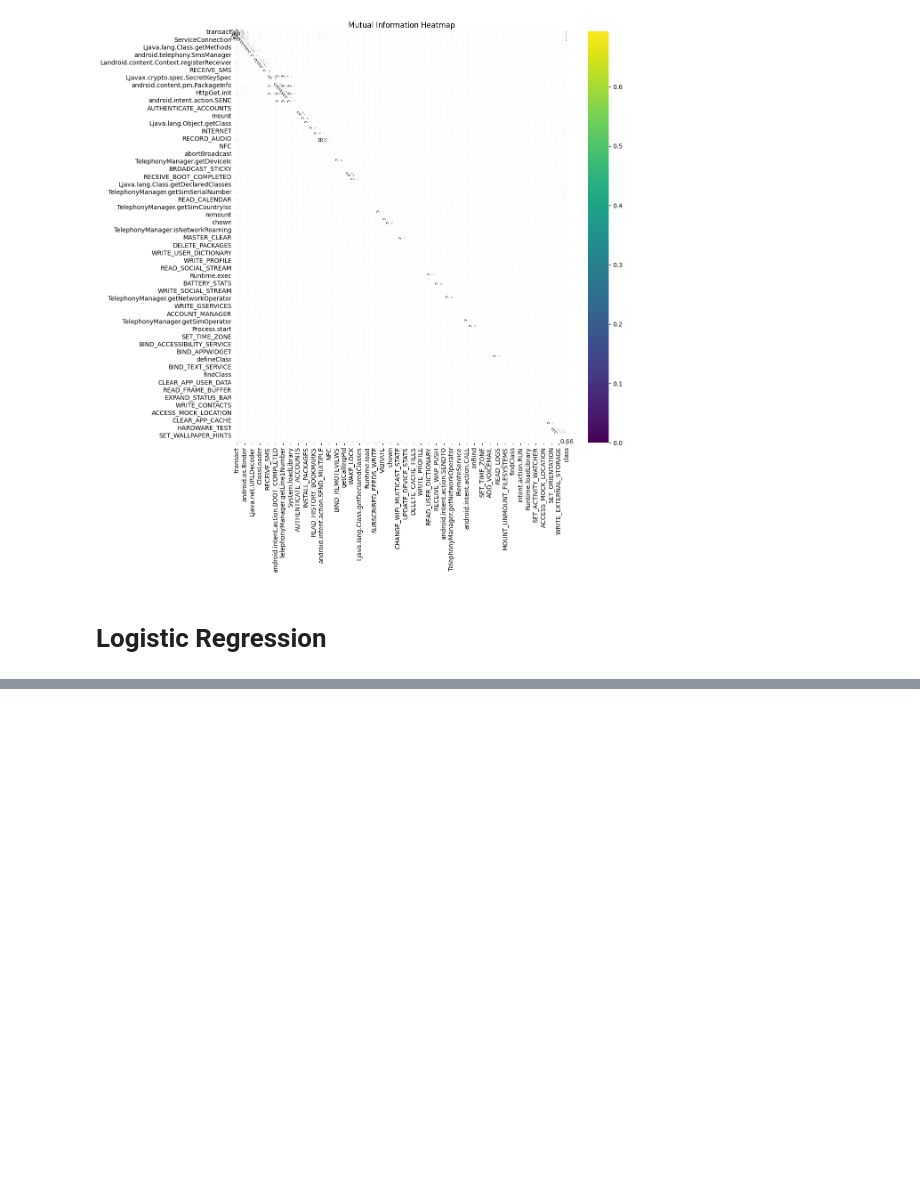
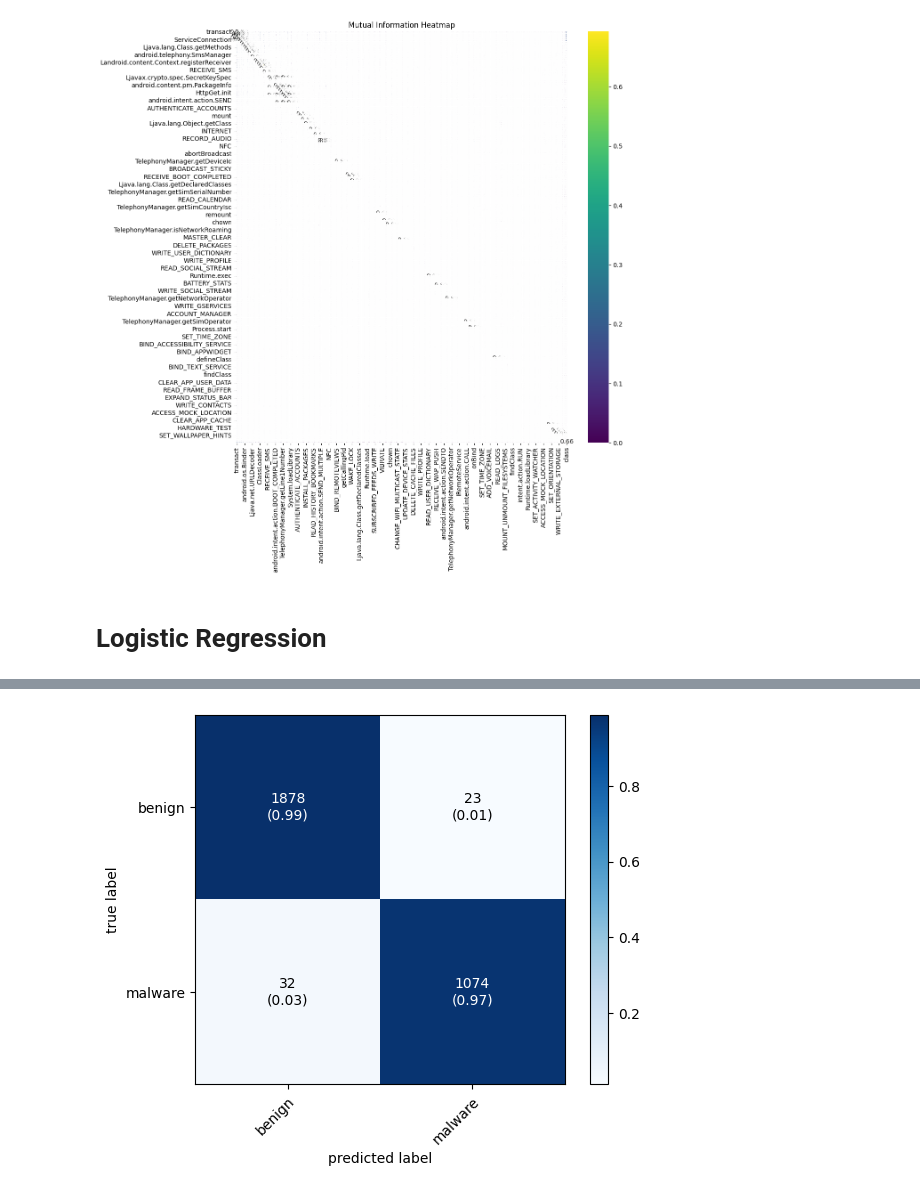
Before and after one commit to HarishSivakumaran/ML-Projects, a Jupyter notebook: android-apk-malware-detection.ipynb, the cells around one changed output, grey strips where cells are left out. Saved outputs shown, nothing was run; the diff lists cells and outputs as text; code cells hidden in the pictures; blank space fills up the shorter version.

Commit message:
Kaggle Notebook | Android APK Malware detection | Version 3

```diff
--- a/android-apk-malware-detection.ipynb
+++ b/android-apk-malware-detection.ipynb
@@ -159,0 +160,6 @@ Logistic Regression Train Time: 0.6692416667938232
+# %%
+train_pred = logreg.predict(train_x)
+test_pred = logreg.predict(test_x)
+
+logres_train_accuracy = accuracy_score(train_y, train_pred)
+logres_test_accuracy = accuracy_score(test_pred, test_y)
@@ -159,0 +177,6 @@ Logistic Regression Train Time: 0.6692416667938232
+# %%
+lg_conf_matrix = confusion_matrix(test_y, test_pred)
+fig, ax = plot_confusion_matrix(conf_mat=lg_conf_matrix, show_absolute=True, show_normed=True, colorbar=True, class_names=["benign", "malware"])
+plt.show()
+# %% [output]
+[figure, added]
```
Also changed, not shown: parts of 2 cells of this notebook.
